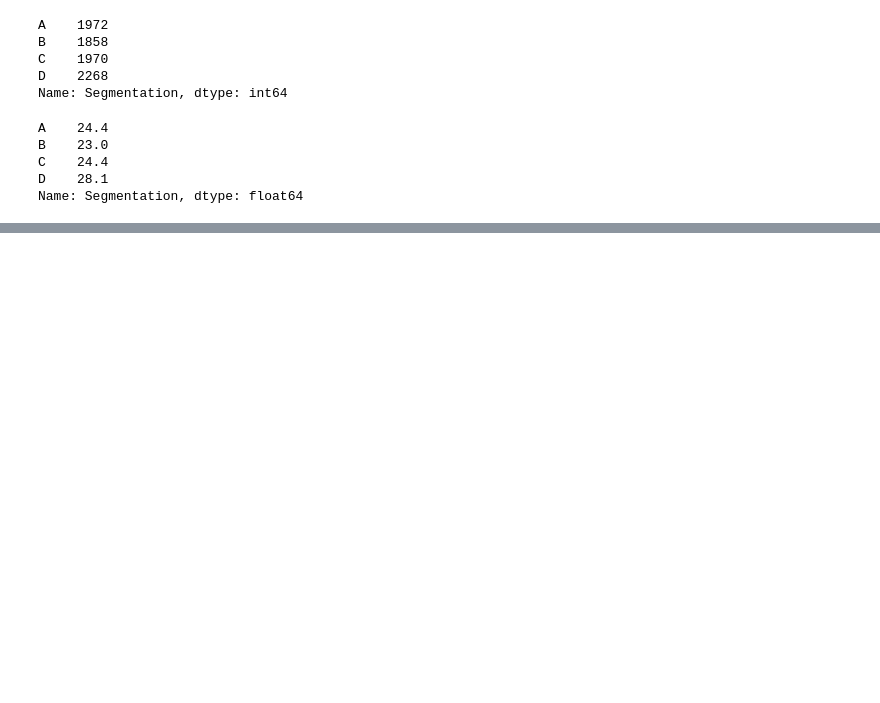
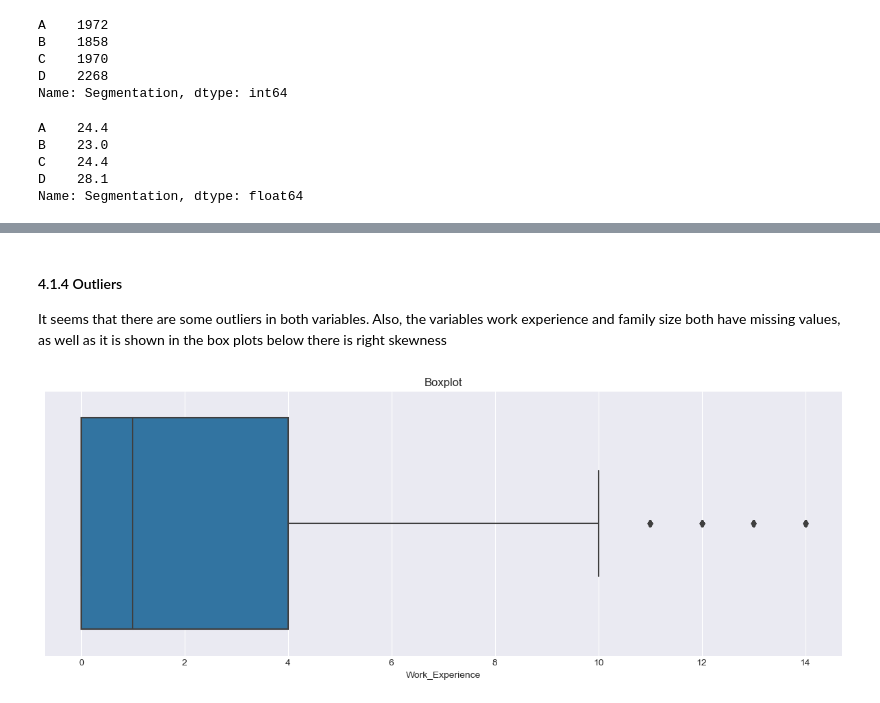
Before and after one commit to giannisbasa/Customer-Segmentation, a Jupyter notebook: 1. Coding/Customer_segmentation.ipynb, the cells around one changed output, grey strips where cells are left out. Drawn from its saved outputs; the diff is of its cells as text; code cells hidden in the pictures; blank space fills up the shorter version.

```diff
--- a/1. Coding/Customer_segmentation.ipynb
+++ b/1. Coding/Customer_segmentation.ipynb
@@ -372,0 +422,8 @@ Name: Segmentation, dtype: float64
+# %% [markdown]
+#### 4.1.4 Outliers
+It seems that there are some outliers in both variables. Also, the variables work experience and family size both have missing values, as well as it is shown in the box plots below there is right skewness
+# %%
+# 1. Working experience
+box_plot(train, 'Work_Experience')
+# %% [output]
+[figure, added]
```
Also changed, not shown: parts of 8 cells of this notebook.
